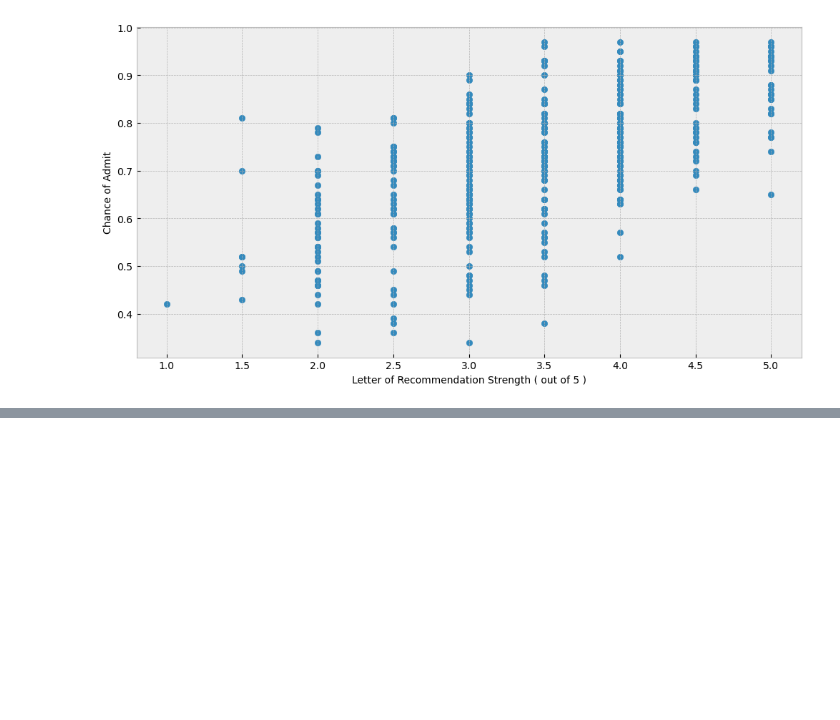
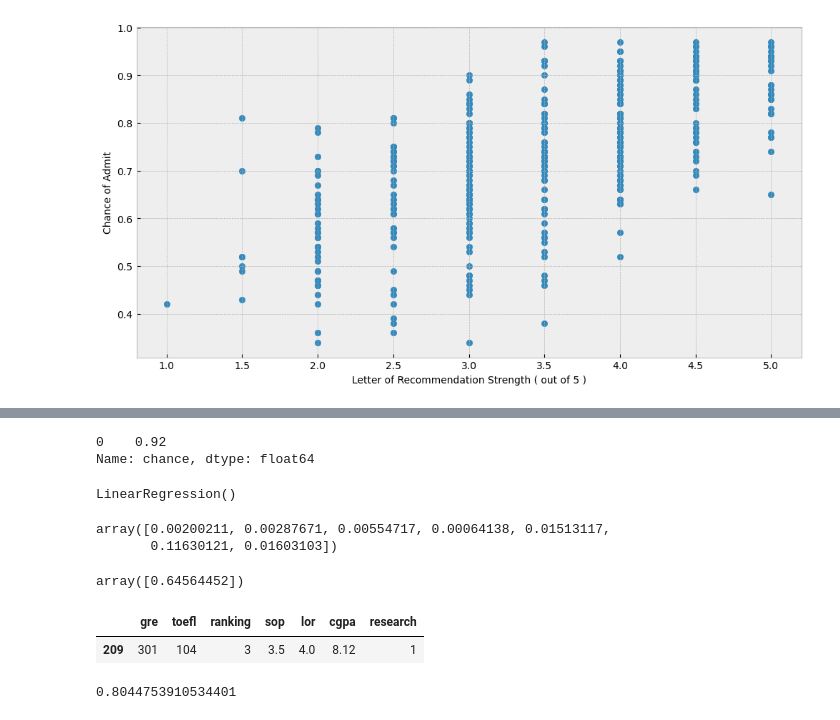
Before and after one commit to yahorlahunovich/data-science-portfolio, a Jupyter notebook: graduate-admission/graduate.ipynb, the cells around one changed output, grey strips where cells are left out. Saved outputs shown, nothing was run; the diff lists cells and outputs as text; code cells hidden in the pictures; blank space fills up the shorter version.

```diff
--- a/graduate-admission/graduate.ipynb
+++ b/graduate-admission/graduate.ipynb
@@ -114,0 +128,17 @@ plt.show()
+# %%
+y.head(1)
+# %% [output]
+0    0.92
+Name: chance, dtype: float64
+# %%
+X_train, X_test, y_train, y_test = train_test_split(
+    X, y, test_size=0.33, random_state=42)
+# %%
+reg.fit(X_train, y_train)
+# %% [output]
+LinearRegression()
+# %%
+reg.coef_
+# %% [output]
+array([0.00200211, 0.00287671, 0.00554717, 0.00064138, 0.01513117,
+       0.11630121, 0.01603103])
@@ -114,0 +147,13 @@ plt.show()
+# %%
+pred[:1]
+# %% [output]
+array([0.64564452])
+# %%
+X_test[:1]
+# %% [output]
+|  | gre | toefl | ranking | sop | lor | cgpa | research |
+| 209 | 301 | 104 | 3 | 3.5 | 4.0 | 8.12 | 1 |
+# %%
+reg.score(X_test, y_test)
+# %% [output]
+0.8044753910534401
```
Also changed, not shown: parts of 6 cells of this notebook, 15 other files.
